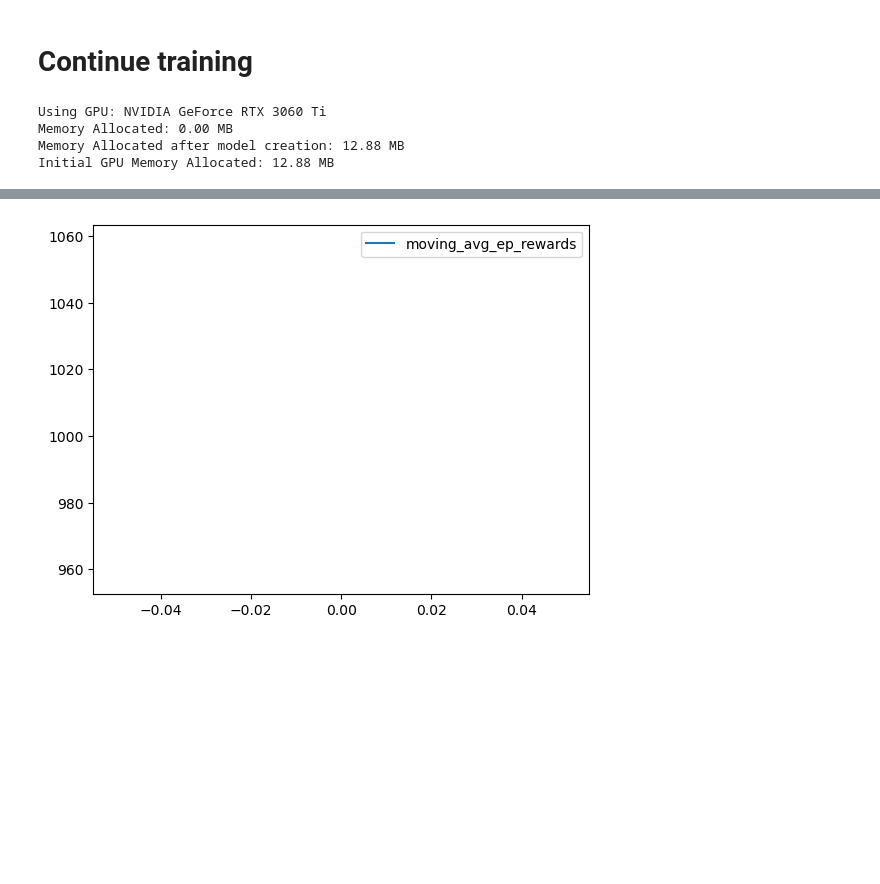
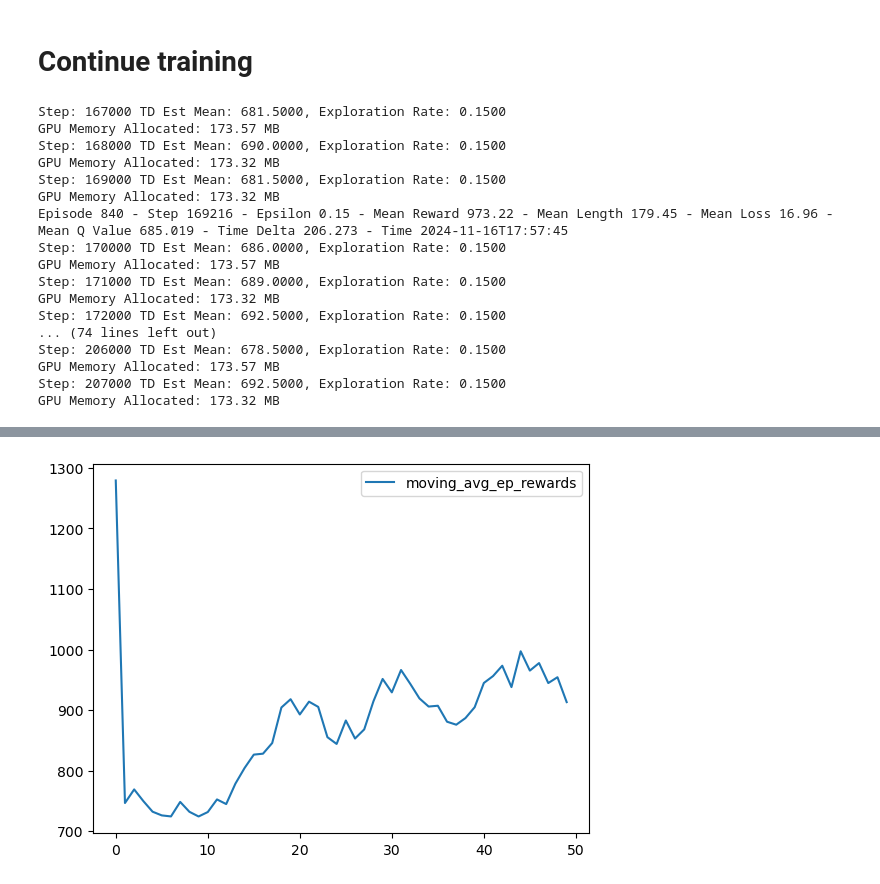
Before and after one commit to Ethan4thewin/mario-rlagent, a Jupyter notebook: test.ipynb, the cells around one changed output, grey strips where cells are left out. Drawn from its saved outputs; the diff is of its cells as text; code cells hidden in the pictures; blank space fills up the shorter version.

```diff
--- a/test.ipynb
+++ b/test.ipynb
@@ -789,7 +789,7 @@ if __name__ == "__main__":
     mario, logger = continue_training(
         mario=mario,
         env=env,
-        episodes=5
+        episodes=1000
     )
 
     # Save the newly trained model
@@ -802,7 +802,20 @@ if __name__ == "__main__":
         save_path
     )
 # %% [output]
-Using GPU: NVIDIA GeForce RTX 3060 Ti
-Memory Allocated: 0.00 MB
-Memory Allocated after model creation: 12.88 MB
-Initial GPU Memory Allocated: 12.88 MB
+Step: 167000 TD Est Mean: 681.5000, Exploration Rate: 0.1500
+GPU Memory Allocated: 173.57 MB
+Step: 168000 TD Est Mean: 690.0000, Exploration Rate: 0.1500
+GPU Memory Allocated: 173.32 MB
+Step: 169000 TD Est Mean: 681.5000, Exploration Rate: 0.1500
+GPU Memory Allocated: 173.32 MB
+Episode 840 - Step 169216 - Epsilon 0.15 - Mean Reward 973.22 - Mean Length 179.45 - Mean Loss 16.96 - Mean Q Value 685.019 - Time Delta 206.273 - Time 2024-11-16T17:57:45
+Step: 170000 TD Est Mean: 686.0000, Exploration Rate: 0.1500
+GPU Memory Allocated: 173.57 MB
+Step: 171000 TD Est Mean: 689.0000, Exploration Rate: 0.1500
+GPU Memory Allocated: 173.32 MB
+Step: 172000 TD Est Mean: 692.5000, Exploration Rate: 0.1500
+... (74 lines left out)
+Step: 206000 TD Est Mean: 678.5000, Exploration Rate: 0.1500
+GPU Memory Allocated: 173.57 MB
+Step: 207000 TD Est Mean: 692.5000, Exploration Rate: 0.1500
+GPU Memory Allocated: 173.32 MB
@@ -810 +822 @@ Episode 0 - Step 366 - Epsilon 0.49817333570145317 - Mean Reward 1008.0 - Mean L
-[figure, old version]
+[figure, new version]
```
Also changed, not shown: parts of 1 cell of this notebook, 8 other files.
